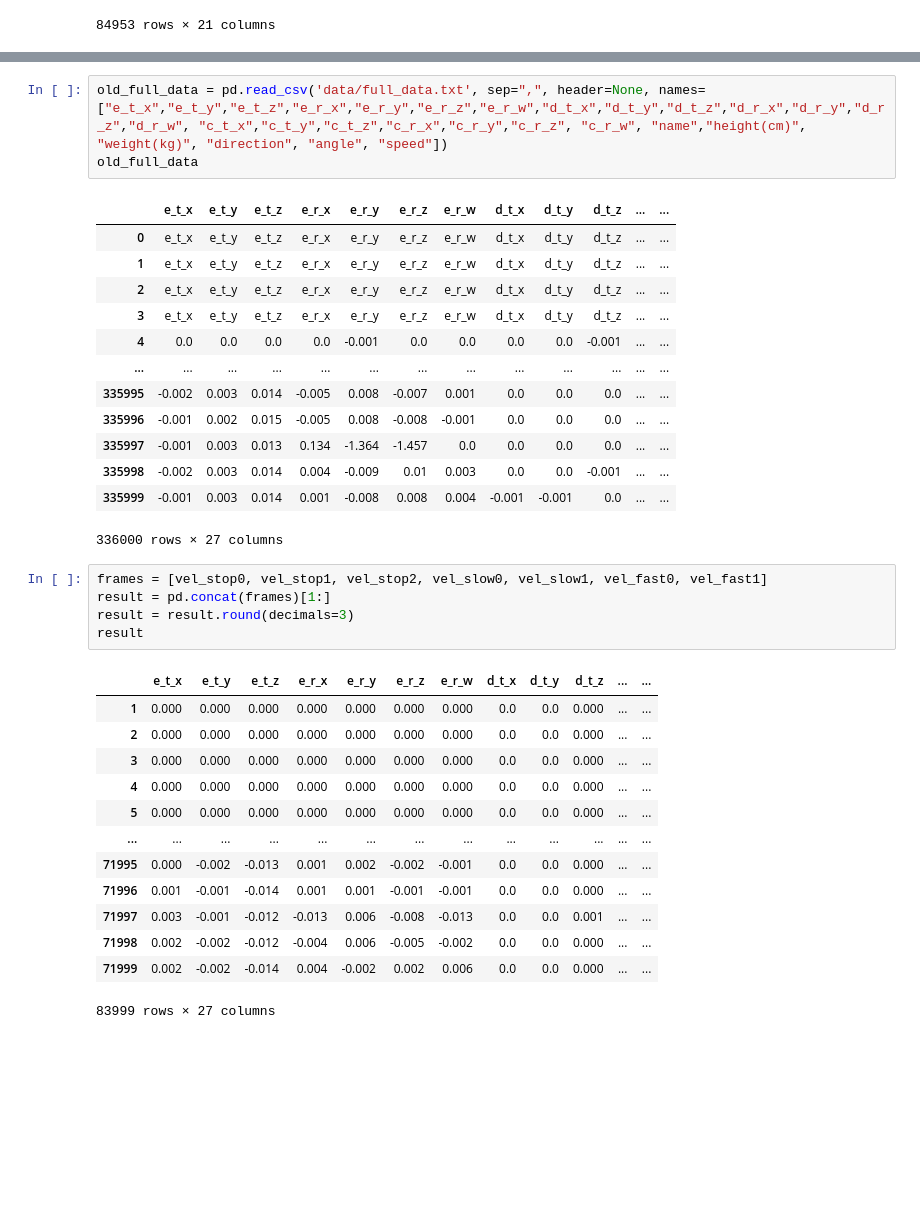
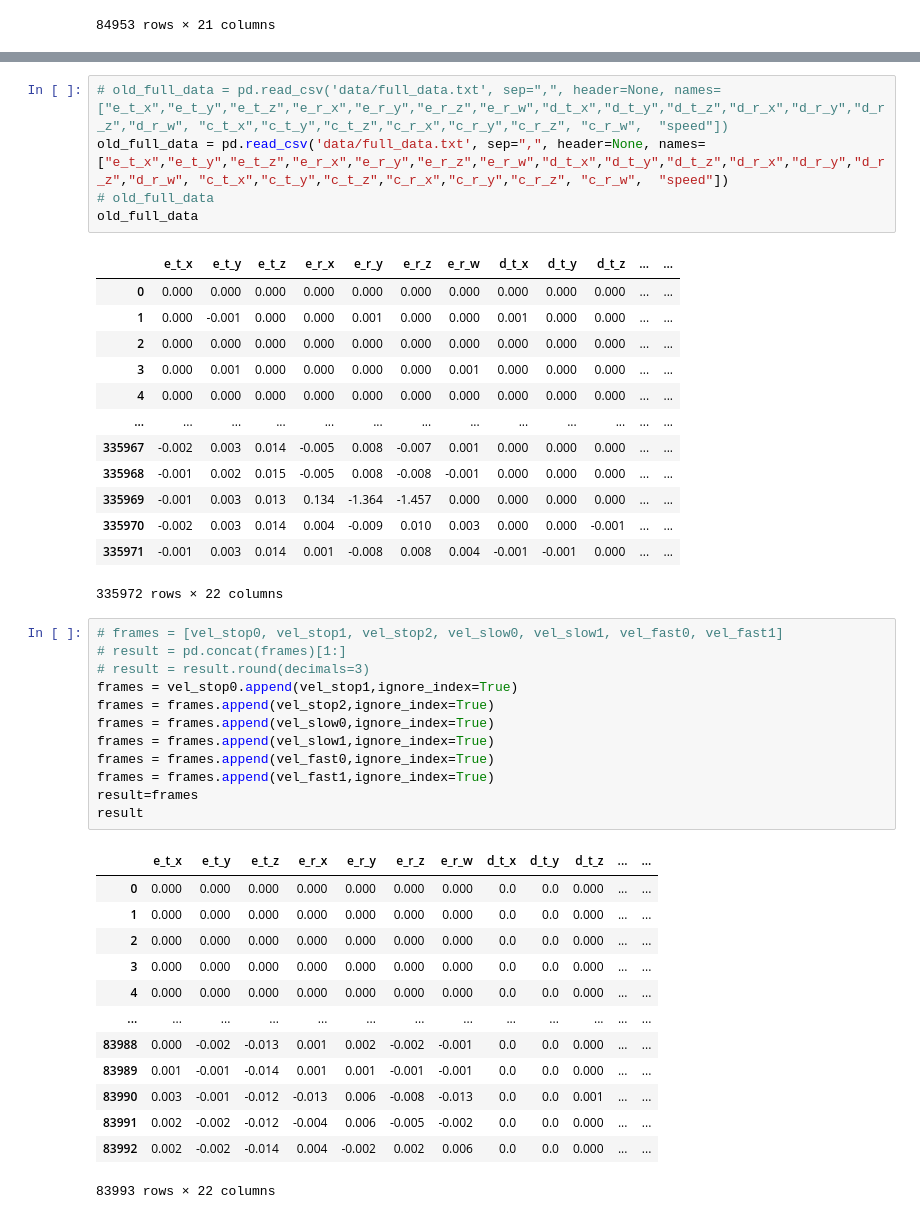
Before and after one commit to fernandofks/data_ML_notebooks, a Jupyter notebook: data_organizer.ipynb, the cells around one changed output, grey strips where cells are left out. Saved outputs shown, nothing was run; the diff lists cells and outputs as text; blank space fills up the shorter version.

```diff
--- a/data_organizer.ipynb
+++ b/data_organizer.ipynb
@@ -105,37 +78,46 @@ vel_stop2["speed"]="stopped"
 # %%
-old_full_data = pd.read_csv('data/full_data.txt', sep=",", header=None, names=["e_t_x","e_t_y","e_t_z","e_r_x","e_r_y","e_r_z","e_r_w","d_t_x","d_t_y","d_t_z","d_r_x","d_r_y","d_r_z","d_r_w", "c_t_x","c_t_y","c_t_z","c_r_x","c_r_y","c_r_z", "c_r_w", "name","height(cm)", "weight(kg)", "direction", "angle", "speed"])
+# old_full_data = pd.read_csv('data/full_data.txt', sep=",", header=None, names=["e_t_x","e_t_y","e_t_z","e_r_x","e_r_y","e_r_z","e_r_w","d_t_x","d_t_y","d_t_z","d_r_x","d_r_y","d_r_z","d_r_w", "c_t_x","c_t_y","c_t_z","c_r_x","c_r_y","c_r_z", "c_r_w",  "speed"])
+old_full_data = pd.read_csv('data/full_data.txt', sep=",", header=None, names=["e_t_x","e_t_y","e_t_z","e_r_x","e_r_y","e_r_z","e_r_w","d_t_x","d_t_y","d_t_z","d_r_x","d_r_y","d_r_z","d_r_w", "c_t_x","c_t_y","c_t_z","c_r_x","c_r_y","c_r_z", "c_r_w",  "speed"])
+# old_full_data
 old_full_data
 # %% [output]
 |  | e_t_x | e_t_y | e_t_z | e_r_x | e_r_y | e_r_z | e_r_w | d_t_x | d_t_y | d_t_z | ... | ... |
-| 0 | e_t_x | e_t_y | e_t_z | e_r_x | e_r_y | e_r_z | e_r_w | d_t_x | d_t_y | d_t_z | ... | ... |
-| 1 | e_t_x | e_t_y | e_t_z | e_r_x | e_r_y | e_r_z | e_r_w | d_t_x | d_t_y | d_t_z | ... | ... |
-| 2 | e_t_x | e_t_y | e_t_z | e_r_x | e_r_y | e_r_z | e_r_w | d_t_x | d_t_y | d_t_z | ... | ... |
-| 3 | e_t_x | e_t_y | e_t_z | e_r_x | e_r_y | e_r_z | e_r_w | d_t_x | d_t_y | d_t_z | ... | ... |
-| 4 | 0.0 | 0.0 | 0.0 | 0.0 | -0.001 | 0.0 | 0.0 | 0.0 | 0.0 | -0.001 | ... | ... |
+| 0 | 0.000 | 0.000 | 0.000 | 0.000 | 0.000 | 0.000 | 0.000 | 0.000 | 0.000 | 0.000 | ... | ... |
+| 1 | 0.000 | -0.001 | 0.000 | 0.000 | 0.001 | 0.000 | 0.000 | 0.001 | 0.000 | 0.000 | ... | ... |
+| 2 | 0.000 | 0.000 | 0.000 | 0.000 | 0.000 | 0.000 | 0.000 | 0.000 | 0.000 | 0.000 | ... | ... |
+| 3 | 0.000 | 0.001 | 0.000 | 0.000 | 0.000 | 0.000 | 0.001 | 0.000 | 0.000 | 0.000 | ... | ... |
+| 4 | 0.000 | 0.000 | 0.000 | 0.000 | 0.000 | 0.000 | 0.000 | 0.000 | 0.000 | 0.000 | ... | ... |
 | ... | ... | ... | ... | ... | ... | ... | ... | ... | ... | ... | ... | ... |
-| 335995 | -0.002 | 0.003 | 0.014 | -0.005 | 0.008 | -0.007 | 0.001 | 0.0 | 0.0 | 0.0 | ... | ... |
-| 335996 | -0.001 | 0.002 | 0.015 | -0.005 | 0.008 | -0.008 | -0.001 | 0.0 | 0.0 | 0.0 | ... | ... |
-| 335997 | -0.001 | 0.003 | 0.013 | 0.134 | -1.364 | -1.457 | 0.0 | 0.0 | 0.0 | 0.0 | ... | ... |
-| 335998 | -0.002 | 0.003 | 0.014 | 0.004 | -0.009 | 0.01 | 0.003 | 0.0 | 0.0 | -0.001 | ... | ... |
-| 335999 | -0.001 | 0.003 | 0.014 | 0.001 | -0.008 | 0.008 | 0.004 | -0.001 | -0.001 | 0.0 | ... | ... |
+| 335967 | -0.002 | 0.003 | 0.014 | -0.005 | 0.008 | -0.007 | 0.001 | 0.000 | 0.000 | 0.000 | ... | ... |
+| 335968 | -0.001 | 0.002 | 0.015 | -0.005 | 0.008 | -0.008 | -0.001 | 0.000 | 0.000 | 0.000 | ... | ... |
+| 335969 | -0.001 | 0.003 | 0.013 | 0.134 | -1.364 | -1.457 | 0.000 | 0.000 | 0.000 | 0.000 | ... | ... |
+| 335970 | -0.002 | 0.003 | 0.014 | 0.004 | -0.009 | 0.010 | 0.003 | 0.000 | 0.000 | -0.001 | ... | ... |
+| 335971 | -0.001 | 0.003 | 0.014 | 0.001 | -0.008 | 0.008 | 0.004 | -0.001 | -0.001 | 0.000 | ... | ... |
-336000 rows × 27 columns
+335972 rows × 22 columns
 # %%
-frames = [vel_stop0, vel_stop1, vel_stop2, vel_slow0, vel_slow1, vel_fast0, vel_fast1]
-result = pd.concat(frames)[1:]
-result = result.round(decimals=3)
+# frames = [vel_stop0, vel_stop1, vel_stop2, vel_slow0, vel_slow1, vel_fast0, vel_fast1]
+# result = pd.concat(frames)[1:]
+# result = result.round(decimals=3)
+frames = vel_stop0.append(vel_stop1,ignore_index=True)
+frames = frames.append(vel_stop2,ignore_index=True)
+frames = frames.append(vel_slow0,ignore_index=True)
+frames = frames.append(vel_slow1,ignore_index=True)
+frames = frames.append(vel_fast0,ignore_index=True)
+frames = frames.append(vel_fast1,ignore_index=True)
+result=frames
 result
 # %% [output]
 |  | e_t_x | e_t_y | e_t_z | e_r_x | e_r_y | e_r_z | e_r_w | d_t_x | d_t_y | d_t_z | ... | ... |
+| 0 | 0.000 | 0.000 | 0.000 | 0.000 | 0.000 | 0.000 | 0.000 | 0.0 | 0.0 | 0.000 | ... | ... |
 | 1 | 0.000 | 0.000 | 0.000 | 0.000 | 0.000 | 0.000 | 0.000 | 0.0 | 0.0 | 0.000 | ... | ... |
 | 2 | 0.000 | 0.000 | 0.000 | 0.000 | 0.000 | 0.000 | 0.000 | 0.0 | 0.0 | 0.000 | ... | ... |
 | 3 | 0.000 | 0.000 | 0.000 | 0.000 | 0.000 | 0.000 | 0.000 | 0.0 | 0.0 | 0.000 | ... | ... |
 | 4 | 0.000 | 0.000 | 0.000 | 0.000 | 0.000 | 0.000 | 0.000 | 0.0 | 0.0 | 0.000 | ... | ... |
-| 5 | 0.000 | 0.000 | 0.000 | 0.000 | 0.000 | 0.000 | 0.000 | 0.0 | 0.0 | 0.000 | ... | ... |
 | ... | ... | ... | ... | ... | ... | ... | ... | ... | ... | ... | ... | ... |
-| 71995 | 0.000 | -0.002 | -0.013 | 0.001 | 0.002 | -0.002 | -0.001 | 0.0 | 0.0 | 0.000 | ... | ... |
-| 71996 | 0.001 | -0.001 | -0.014 | 0.001 | 0.001 | -0.001 | -0.001 | 0.0 | 0.0 | 0.000 | ... | ... |
-| 71997 | 0.003 | -0.001 | -0.012 | -0.013 | 0.006 | -0.008 | -0.013 | 0.0 | 0.0 | 0.001 | ... | ... |
-| 71998 | 0.002 | -0.002 | -0.012 | -0.004 | 0.006 | -0.005 | -0.002 | 0.0 | 0.0 | 0.000 | ... | ... |
-| 71999 | 0.002 | -0.002 | -0.014 | 0.004 | -0.002 | 0.002 | 0.006 | 0.0 | 0.0 | 0.000 | ... | ... |
+| 83988 | 0.000 | -0.002 | -0.013 | 0.001 | 0.002 | -0.002 | -0.001 | 0.0 | 0.0 | 0.000 | ... | ... |
+| 83989 | 0.001 | -0.001 | -0.014 | 0.001 | 0.001 | -0.001 | -0.001 | 0.0 | 0.0 | 0.000 | ... | ... |
+| 83990 | 0.003 | -0.001 | -0.012 | -0.013 | 0.006 | -0.008 | -0.013 | 0.0 | 0.0 | 0.001 | ... | ... |
+| 83991 | 0.002 | -0.002 | -0.012 | -0.004 | 0.006 | -0.005 | -0.002 | 0.0 | 0.0 | 0.000 | ... | ... |
+| 83992 | 0.002 | -0.002 | -0.014 | 0.004 | -0.002 | 0.002 | 0.006 | 0.0 | 0.0 | 0.000 | ... | ... |
-83999 rows × 27 columns
+83993 rows × 22 columns
 # %%
```
Also changed, not shown: parts of 9 cells of this notebook, 28 other files.
